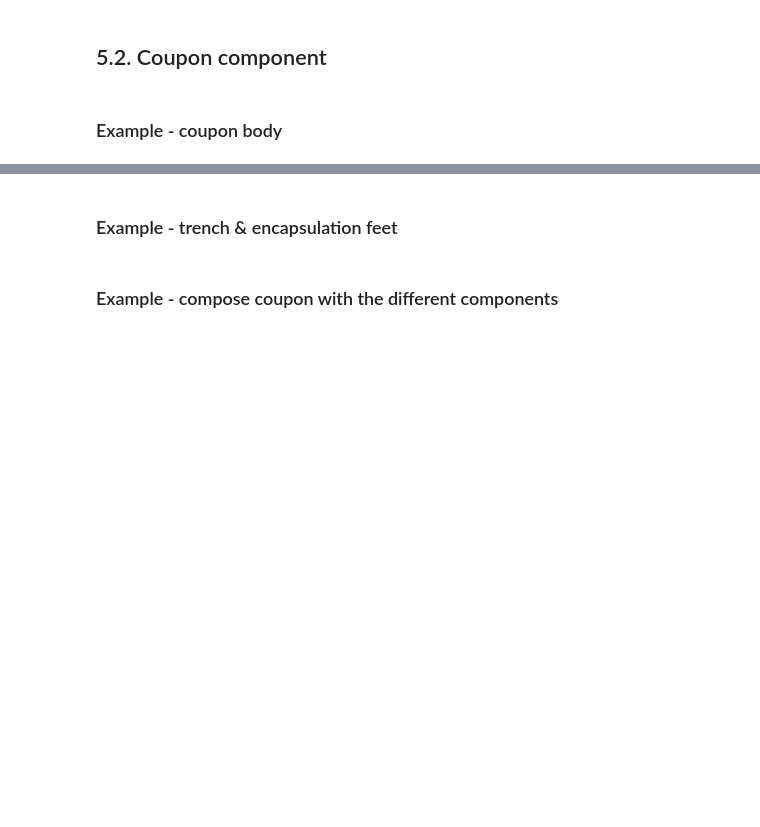
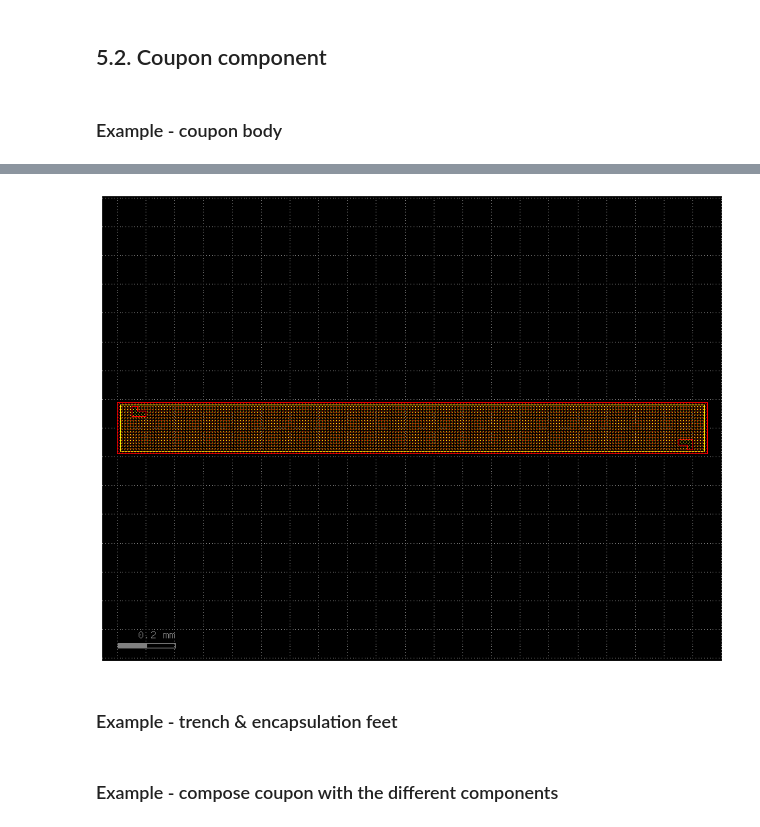
Before and after one commit to pascualmunoz/pic-upv-lab4, a Jupyter notebook: LAYOUT_Student_MTP_BLANK.ipynb, the cells around one changed output, grey strips where cells are left out. Cells and saved outputs as stored; diff of their text form; code cells hidden in the pictures; blank space fills up the shorter version.

```diff
--- a/LAYOUT_Student_MTP_BLANK.ipynb
+++ b/LAYOUT_Student_MTP_BLANK.ipynb
@@ -383,22 +394,21 @@ ridge = gf.components.straight(
 )
 
 # Auxiliar component - purpose have coupon with the markers etched through it
+co = gf.Component()
+coup=co.add_ref(coupon) # shape coupon
+#co.show()
+
 cm = gf.Component() # empty component
-coup=cm.add_ref(coupon) # shape coupon
 ml=cm.add_ref(markerC).move((50,50)) # marker left
 mr=cm.add_ref(markerC).move((-2000,50)).rotate(180) # marker at right
-# rg = cm.add_ref(ridge).move((20,0))
-cm.show() # shows the coupon overlapping with the markers
+# cm.show() # shows the coupon overlapping with the markers
 
 
 # But we want the markers etched through the coupon
-#couponwithmarker = gf.Component("CouponwithMarkers")
 couponwithmarker = gf.Component()
 c = couponwithmarker.add_ref(ridge).move((10,0))
-
-#b = couponwithmarker.add_ref(gf.boolean(A=cm, B=[ml,mr], operation="A-B", layer=LOENCAPS))
-b = couponwithmarker.add_ref(gf.boolean(A=cm, B=ml, operation="A-B", layer=LAYER.OENCAPS))
-c = couponwithmarker.add_ref(gf.boolean(A=b, B=mr, operation="A-B", layer=LAYER.OENCAPS))
+b = couponwithmarker.add_ref(gf.boolean(A=co, B=cm, operation="A-B", layer=LAYER.OENCAPS))
 
 couponwithmarker.plot()
 couponwithmarker.show()
+# %% [output]
@@ -405,3 +416,4 @@ couponwithmarker.show()
+[figure, added]
 # %%
 #TRENCHES RECTANGULARES
 trench_h = gf.components.straight(
```
Also changed, not shown: parts of 4 cells of this notebook.
